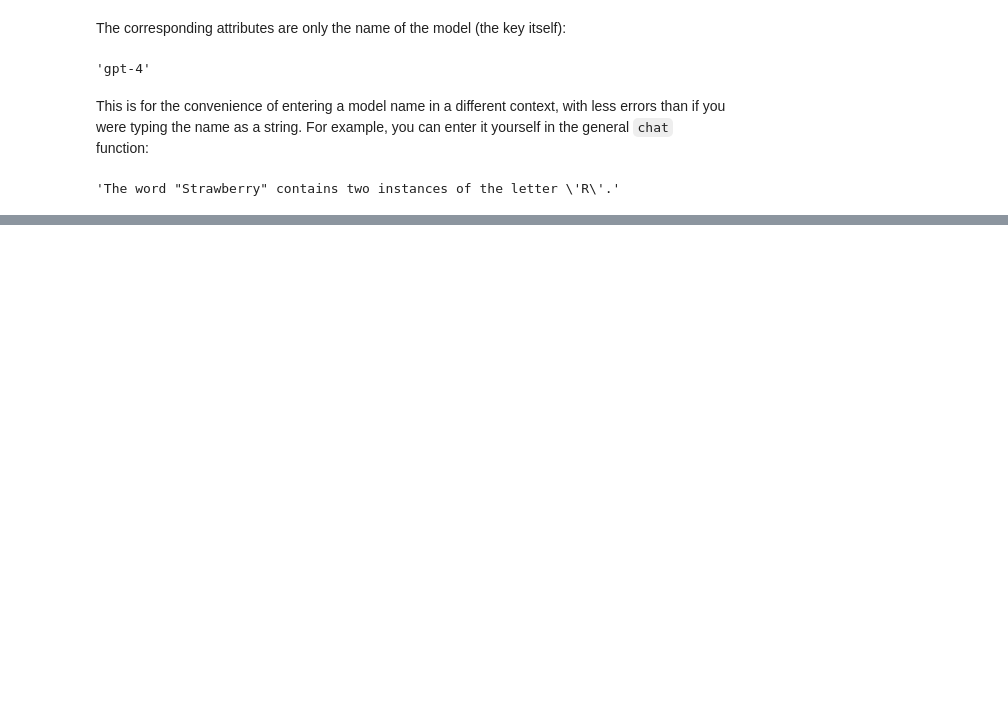
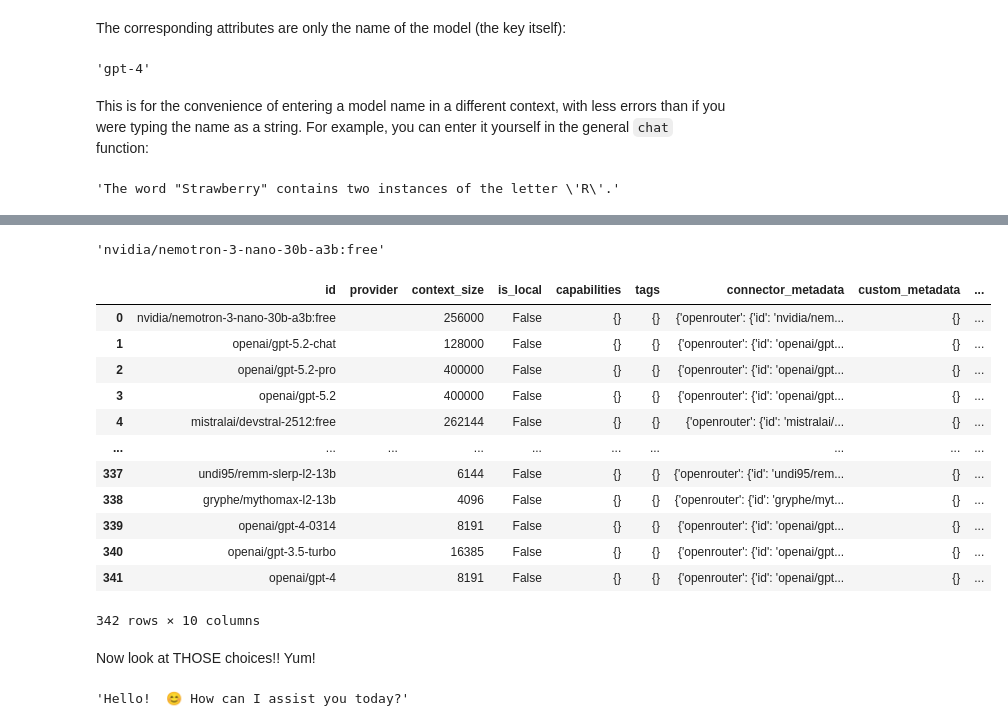
Before and after one commit to thorwhalen/aix, a Jupyter notebook: misc/aix_demo.ipynb, the cells around one changed output, grey strips where cells are left out. Saved outputs shown, nothing was run; the diff lists cells and outputs as text; code cells hidden in the pictures; blank space fills up the shorter version.

```diff
--- a/misc/aix_demo.ipynb
+++ b/misc/aix_demo.ipynb
@@ -95,0 +98,5 @@ chat('How many Rs in "Strawberry"?', model=chat_models.gpt_4o, frequency_penalty
+# %%
+from aix import models, chat
+
+# Discover models from OpenRouter (includes DeepSeek, Claude, etc.)
+model_infos = models.discover('openrouter')
@@ -95,0 +124,30 @@ chat('How many Rs in "Strawberry"?', model=chat_models.gpt_4o, frequency_penalty
+# %%
+model_info['id']
+# %% [output]
+'nvidia/nemotron-3-nano-30b-a3b:free'
+# %%
+import tabled, pandas as pd
+
+model_info_table = tabled.expand_columns(pd.DataFrame(model_infos), 'cost_per_token')
+# move cost_per_token.input	and cost_per_token.output in position 1 and 2
+model_info_table
+# %% [output]
+|  | id | provider | context_size | is_local | capabilities | tags | connector_metadata | custom_metadata | ... |
+| 0 | nvidia/nemotron-3-nano-30b-a3b:free |  | 256000 | False | {} | {} | {'openrouter': {'id': 'nvidia/nem... | {} | ... |
+| 1 | openai/gpt-5.2-chat |  | 128000 | False | {} | {} | {'openrouter': {'id': 'openai/gpt... | {} | ... |
+| 2 | openai/gpt-5.2-pro |  | 400000 | False | {} | {} | {'openrouter': {'id': 'openai/gpt... | {} | ... |
+| 3 | openai/gpt-5.2 |  | 400000 | False | {} | {} | {'openrouter': {'id': 'openai/gpt... | {} | ... |
+| 4 | mistralai/devstral-2512:free |  | 262144 | False | {} | {} | {'openrouter': {'id': 'mistralai/... | {} | ... |
+| ... | ... | ... | ... | ... | ... | ... | ... | ... | ... |
+| 337 | undi95/remm-slerp-l2-13b |  | 6144 | False | {} | {} | {'openrouter': {'id': 'undi95/rem... | {} | ... |
+| 338 | gryphe/mythomax-l2-13b |  | 4096 | False | {} | {} | {'openrouter': {'id': 'gryphe/myt... | {} | ... |
+| 339 | openai/gpt-4-0314 |  | 8191 | False | {} | {} | {'openrouter': {'id': 'openai/gpt... | {} | ... |
+| 340 | openai/gpt-3.5-turbo |  | 16385 | False | {} | {} | {'openrouter': {'id': 'openai/gpt... | {} | ... |
+| 341 | openai/gpt-4 |  | 8191 | False | {} | {} | {'openrouter': {'id': 'openai/gpt... | {} | ... |
+342 rows × 10 columns
+# %% [markdown]
+Now look at THOSE choices!! Yum!
+# %%
+chat("Hello", model="openrouter/deepseek/deepseek-chat")
+# %% [output]
+'Hello!  😊 How can I assist you today?'
```
Also changed, not shown: parts of 11 cells of this notebook, 3 other files.
